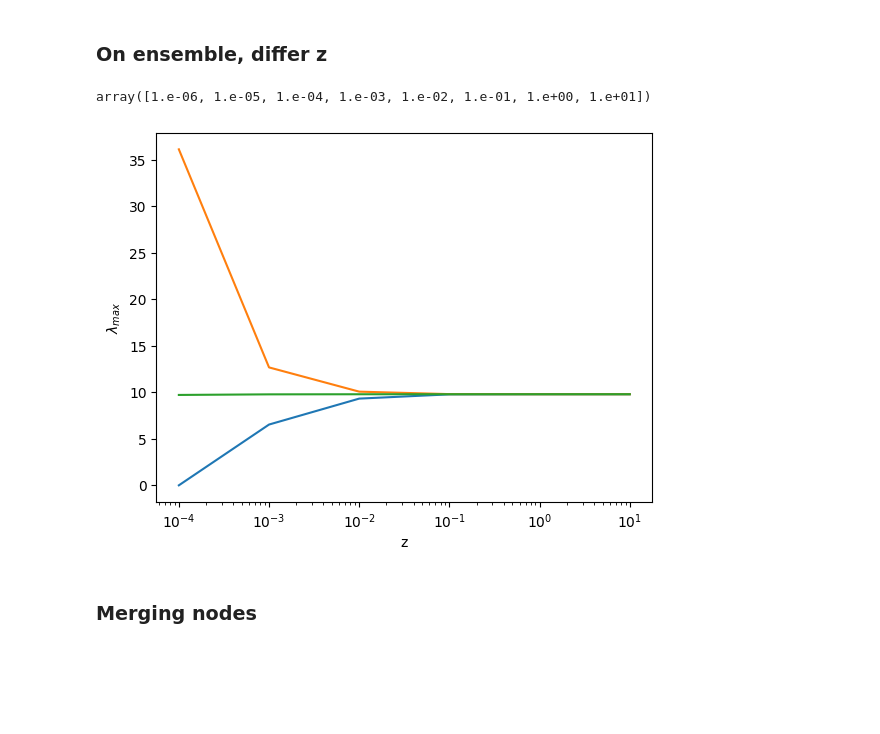
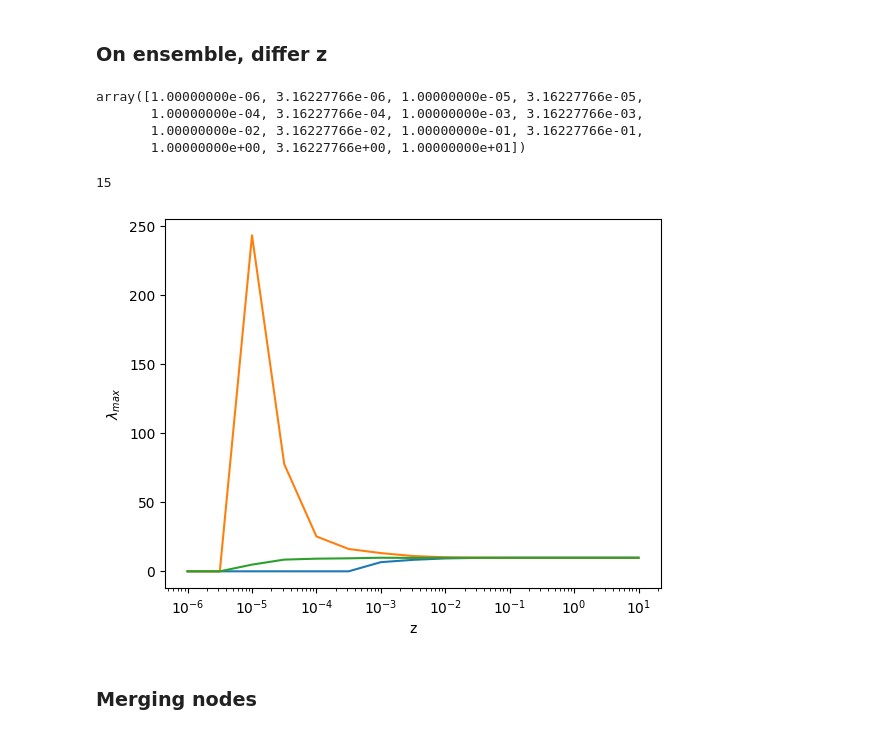
Before and after one commit to DavidDobas/Renormalization-Network-Reconstruction, a Jupyter notebook: Renormalizable model.ipynb, the cells around one changed output. Cells and saved outputs as stored; diff of their text form; code cells hidden in the pictures; blank space fills up the shorter version.

```diff
--- a/Renormalizable model.ipynb
+++ b/Renormalizable model.ipynb
@@ -143,0 +230,7 @@ Text(0, 0.5, '$\\overline{k^{nn}_{in}}(k_{in})$')
+# %%
+sigma = 2.28
+mu = -(sigma**2)/2
+size = 500
+gen_strengths = np.random.lognormal(mean=mu, sigma=sigma, size=size)
+strengths = np.stack([gen_strengths, gen_strengths], axis=1)
+z = 10**(-1)
@@ -157,31 +1138,38 @@ from tqdm import tqdm
 # %%
 n=100
 ensemble_arr = []
-z_arr = np.logspace(-6, 1, 8)
+z_arr = np.logspace(-6, 1, 15)
 # %%
 z_arr
 # %% [output]
-array([1.e-06, 1.e-05, 1.e-04, 1.e-03, 1.e-02, 1.e-01, 1.e+00, 1.e+01])
+array([1.00000000e-06, 3.16227766e-06, 1.00000000e-05, 3.16227766e-05,
+       1.00000000e-04, 3.16227766e-04, 1.00000000e-03, 3.16227766e-03,
+       1.00000000e-02, 3.16227766e-02, 1.00000000e-01, 3.16227766e-01,
+       1.00000000e+00, 3.16227766e+00, 1.00000000e+01])
 # %%
 for z in tqdm(z_arr):
-    ensemble_arr.append(renormalizable_model.generate_RM_ensemble(n, strenghts, z, weighted=True))
+    ensemble_arr.append(renormalizable_model.generate_RM_ensemble(n, strengths, z, weighted=True))
+# %%
+len(ensemble_arr)
+# %% [output]
+15
 # %%
 all_max_eigvals = []
-for i in tqdm(range(8)):
+for i in tqdm(range(len(ensemble_arr))):
     all_max_eigvals.append([compute_max_eigval(graph) for graph in tqdm(ensemble_arr[i])])
 # %%
 max_array = [np.max(eigvals) for eigvals in all_max_eigvals]
 min_array = [np.min(eigvals) for eigvals in all_max_eigvals]
 mean_array = [np.mean(eigvals) for eigvals in all_max_eigvals]
 # %%
-plt.plot(z_arr[2:], min_array[2:])
-plt.plot(z_arr[2:], max_array[2:])
-plt.plot(z_arr[2:], mean_array[2:])
+plt.plot(z_arr, min_array)
+plt.plot(z_arr, max_array)
+plt.plot(z_arr, mean_array)
 plt.xlabel("z")
 plt.ylabel(r'$\lambda_{max}$')
 plt.xscale("log")
 # %% [output]
-[figure, old version]
+[figure, new version]
 # %% [markdown]
 ### Merging nodes
 # %%
```
Also changed, not shown: parts of 134 cells of this notebook, 13 other files.
